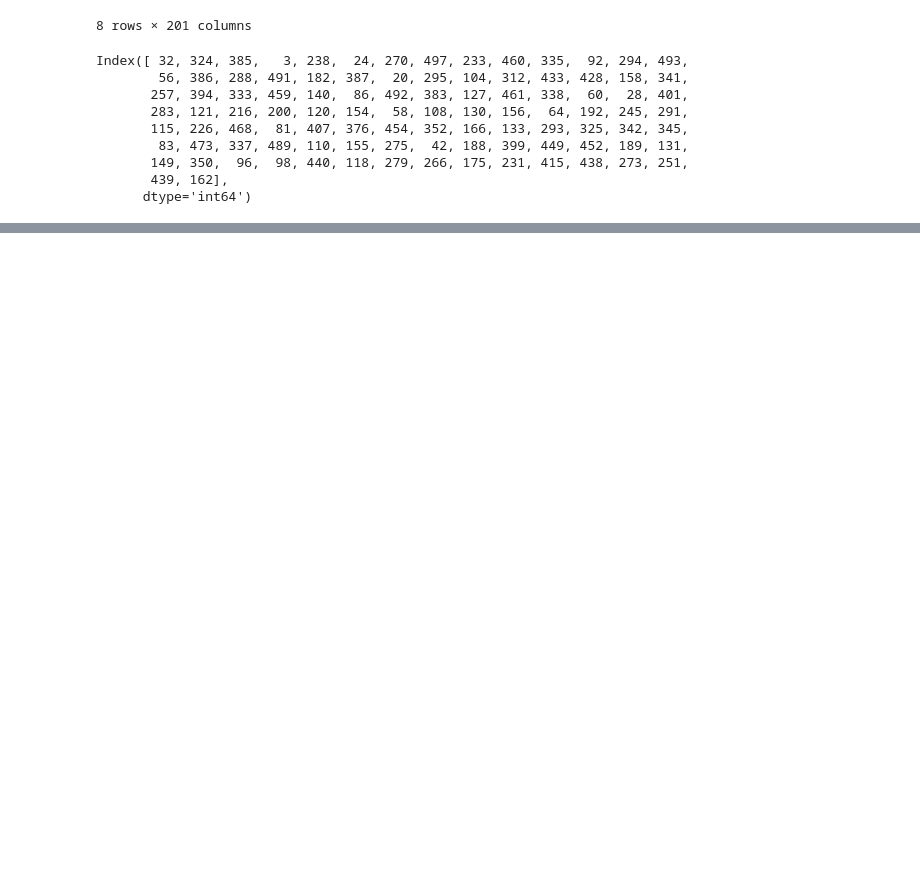
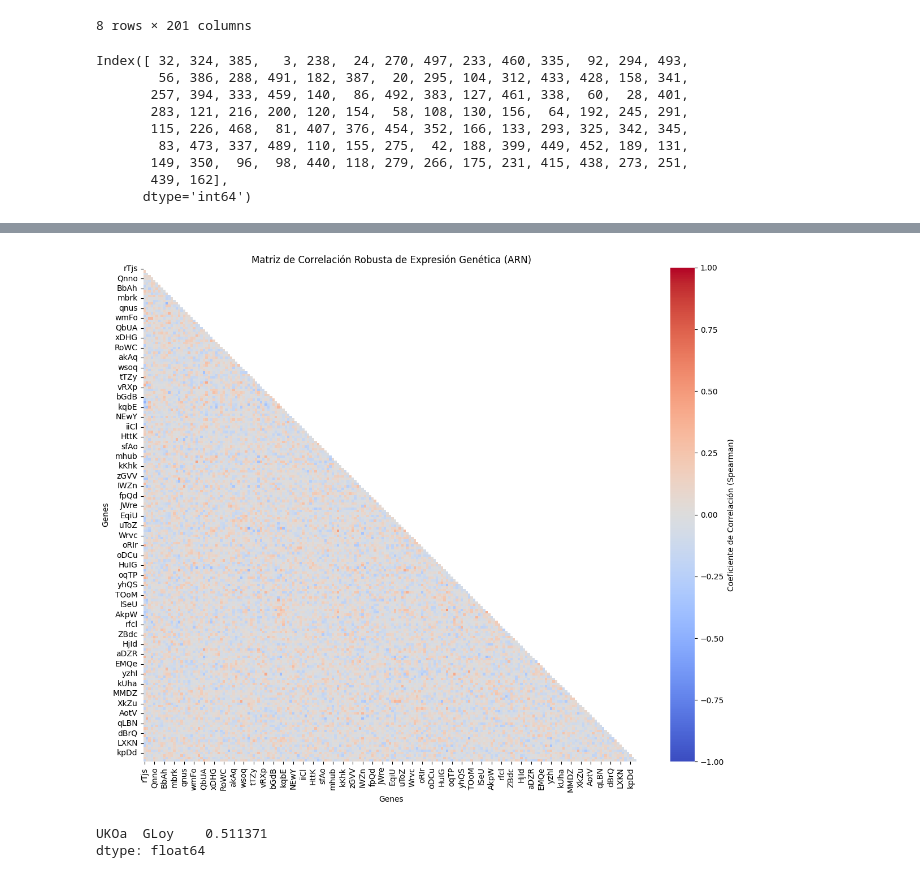
Before and after one commit to mariok99/tp, a Jupyter notebook: sol.ipynb, the cells around one changed output, grey strips where cells are left out. Saved outputs shown, nothing was run; the diff lists cells and outputs as text; code cells hidden in the pictures; blank space fills up the shorter version.

```diff
--- a/sol.ipynb
+++ b/sol.ipynb
@@ -63,0 +117,30 @@ Index([ 32, 324, 385,   3, 238,  24, 270, 497, 233, 460, 335,  92, 294, 493,
+# %%
+X = df.drop(columns=['target'])
+
+matriz_corr = X.corr(method='spearman')
+
+mask = np.triu(np.ones_like(matriz_corr, dtype=bool))
+
+plt.figure(figsize=(12, 10))
+sns.heatmap(
+    matriz_corr,
+    mask=mask,
+    cmap='coolwarm',
+    center=0,
+    vmin=-1,
+    vmax=1,
+    cbar_kws={'label': 'Coeficiente de Correlación (Spearman)'}
+)
+plt.title('Matriz de Correlación Robusta de Expresión Genética (ARN)')
+plt.xlabel('Genes')
+plt.ylabel('Genes')
+plt.tight_layout()
+plt.show()
+
+correlaciones_apiladas = matriz_corr.mask(mask).stack()
+correlaciones_fuertes = correlaciones_apiladas[abs(correlaciones_apiladas) > 0.5].sort_values(ascending=False)
+print(correlaciones_fuertes)
+# %% [output]
+[figure, added]
+UKOa  GLoy    0.511371
+dtype: float64
```
Also changed, not shown: parts of 14 cells of this notebook.
